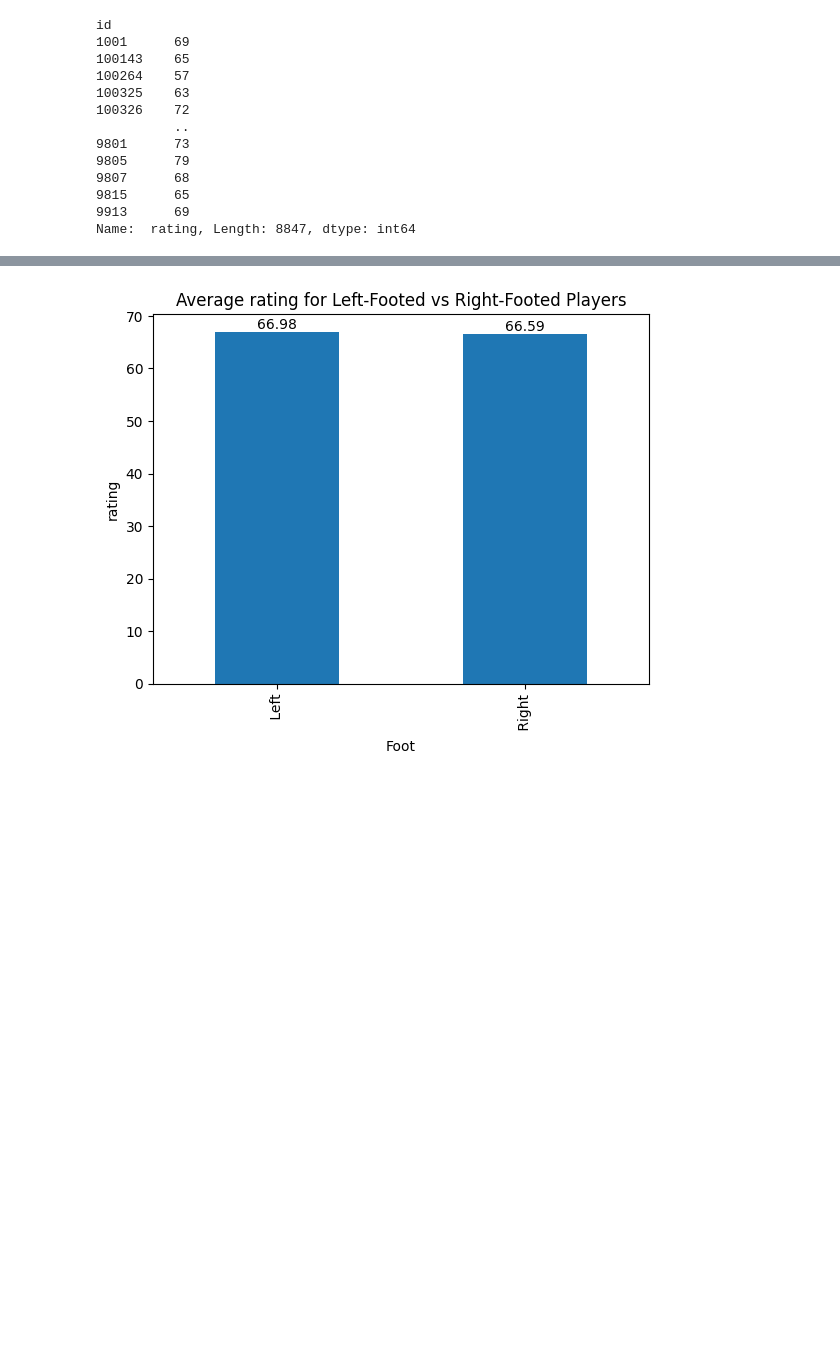
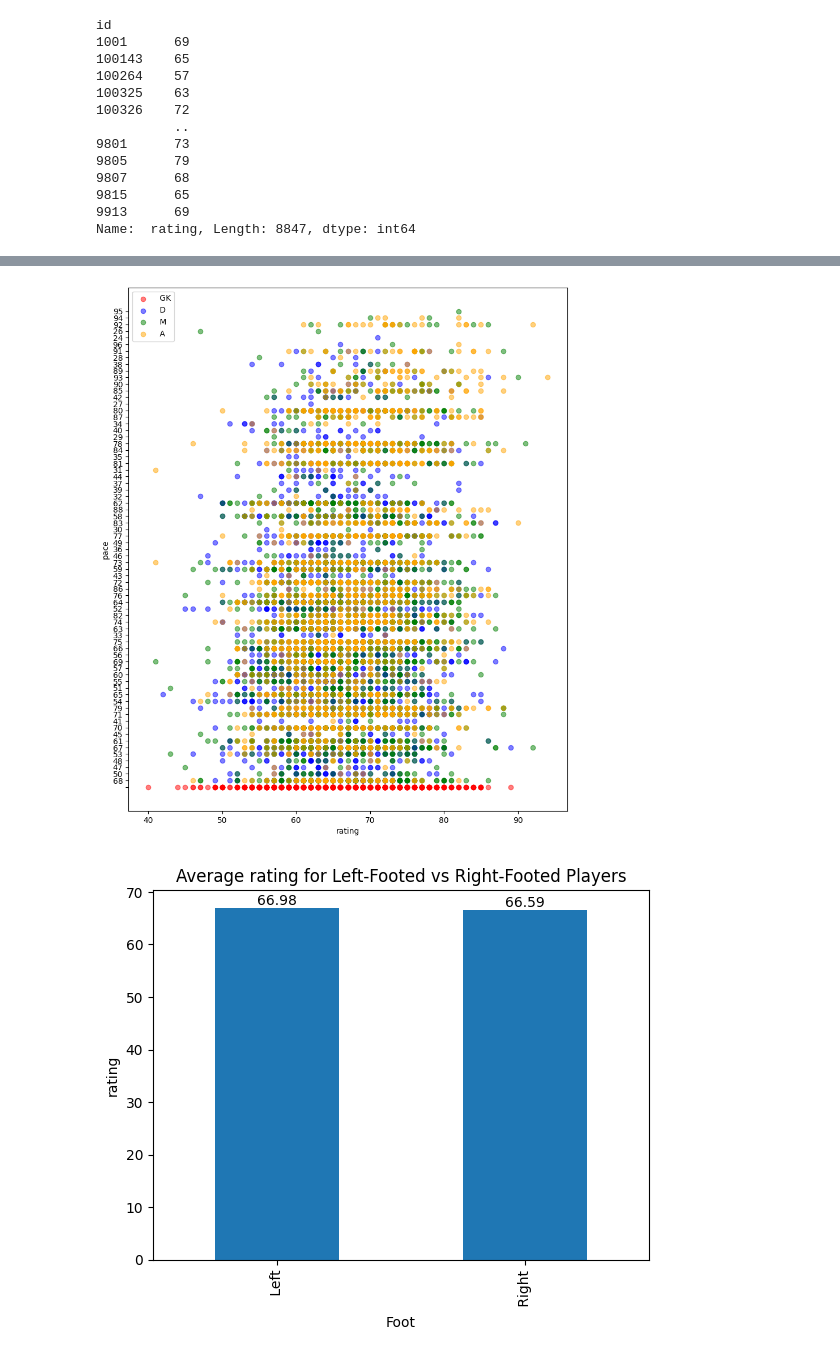
Before and after one commit to Francesfahey/BigData, a Jupyter notebook: fifaCA26_4_23.ipynb, the cells around one changed output, grey strips where cells are left out. Cells and saved outputs as stored; diff of their text form; code cells hidden in the pictures; blank space fills up the shorter version.

```diff
--- a/fifaCA26_4_23.ipynb
+++ b/fifaCA26_4_23.ipynb
@@ -89,3 +91,30 @@ plt.show()
+# %%
+import pandas as pd
+import matplotlib.pyplot as plt
+
+
+# Select the 'pace', 'rating', and 'position' columns
+pace_rating_position_df = fifa_df[[' pace', ' rating', ' position']]
+
+# Create a dictionary to map each position to a color
+position_colors = {' GK': 'red', ' D': 'blue', ' M': 'green', ' A': 'orange'}
+
+# Create a scatter plot with different colors for each position
+fig, ax = plt.subplots(figsize=(10, 12))
+
+for position, color in position_colors.items():
+    data = pace_rating_position_df[pace_rating_position_df[' position'] == position]
+    ax.scatter(data[' rating'], data[' pace'], c=color, label=position, alpha=0.5)
+
+# Add axis labels and a legend
+ax.set_xlabel('rating')
+ax.set_ylabel('pace')
+ax.legend()
+
+# Show the plot
+plt.show()
+# %% [output]
+[figure, added]
 # %%
 import pandas as pd
 import matplotlib.pyplot as plt
```
Also changed, not shown: parts of 11 cells of this notebook.
